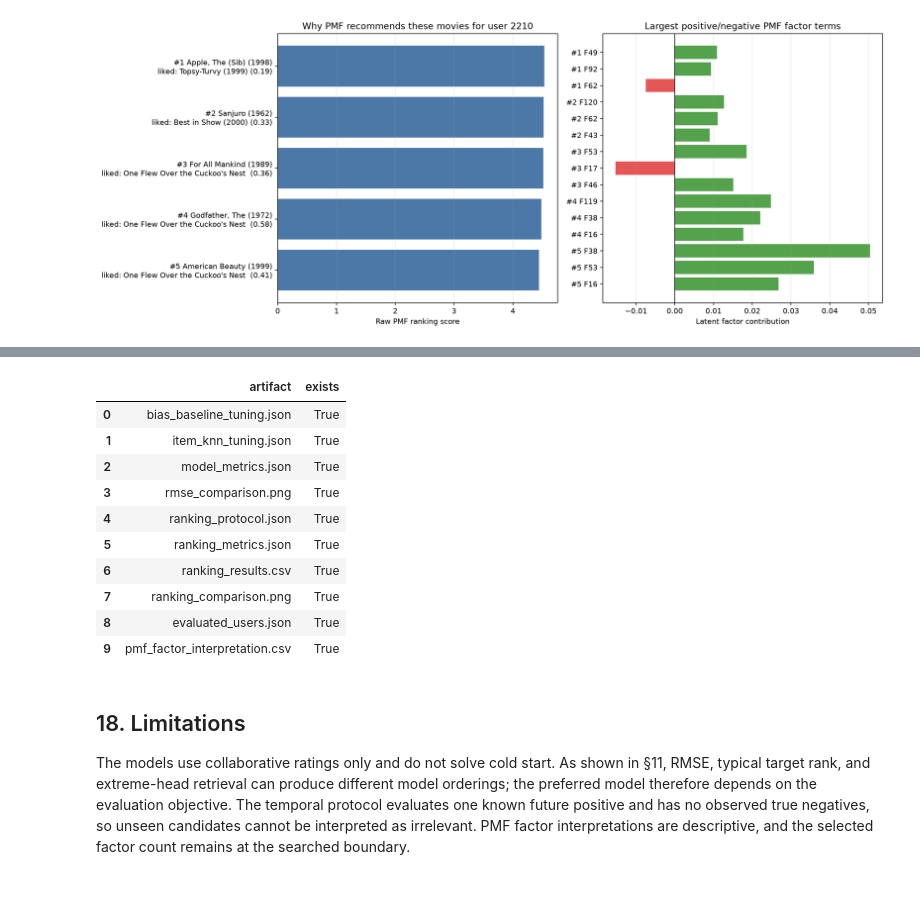
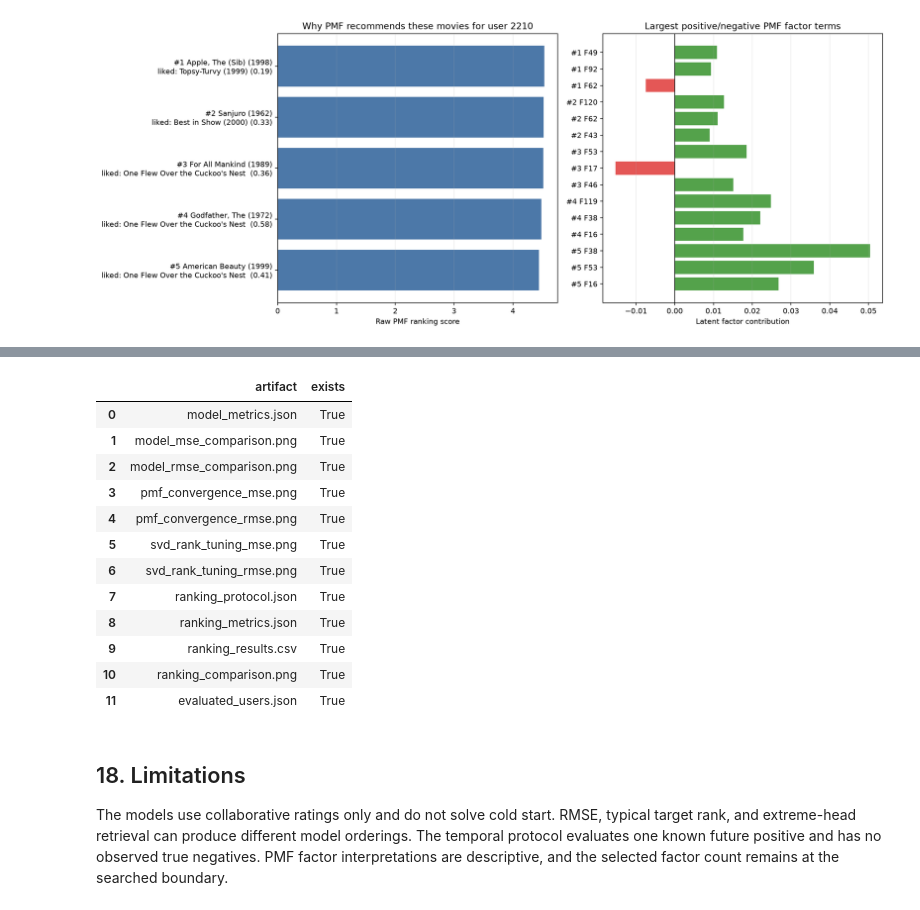
Before and after one commit to legion2440/matrix-factorization, a Jupyter notebook: Movie_Recommender_System.ipynb, the cells around one changed output, grey strips where cells are left out. Cells and saved outputs as stored; diff of their text form; code cells hidden in the pictures.

Commit message:
finalize evaluation diagnostics and artifact cleanup

```diff
--- a/Movie_Recommender_System.ipynb
+++ b/Movie_Recommender_System.ipynb
@@ -1236,35 +712,36 @@ keyed manual user input through Session State; manual edits remain valid.
 # %%
 artifacts = [
-    "bias_baseline_tuning.json", "item_knn_tuning.json",
-    "model_metrics.json", "rmse_comparison.png",
-    "ranking_protocol.json", "ranking_metrics.json",
-    "ranking_results.csv", "ranking_comparison.png",
-    "evaluated_users.json", "pmf_factor_interpretation.csv",
+    "model_metrics.json", "model_mse_comparison.png",
+    "model_rmse_comparison.png", "pmf_convergence_mse.png",
+    "pmf_convergence_rmse.png", "svd_rank_tuning_mse.png",
+    "svd_rank_tuning_rmse.png", "ranking_protocol.json",
+    "ranking_metrics.json", "ranking_results.csv",
+    "ranking_comparison.png", "evaluated_users.json",
 ]
 display(pd.DataFrame({
     "artifact": artifacts,
     "exists": [(REPORTS / name).exists() for name in artifacts],
 }))
 # %% [output]
 |  | artifact | exists |
-| 0 | bias_baseline_tuning.json | True |
-| 1 | item_knn_tuning.json | True |
-| 2 | model_metrics.json | True |
-| 3 | rmse_comparison.png | True |
-| 4 | ranking_protocol.json | True |
-| 5 | ranking_metrics.json | True |
-| 6 | ranking_results.csv | True |
-| 7 | ranking_comparison.png | True |
-| 8 | evaluated_users.json | True |
-| 9 | pmf_factor_interpretation.csv | True |
+| 0 | model_metrics.json | True |
+| 1 | model_mse_comparison.png | True |
+| 2 | model_rmse_comparison.png | True |
+| 3 | pmf_convergence_mse.png | True |
+| 4 | pmf_convergence_rmse.png | True |
+| 5 | svd_rank_tuning_mse.png | True |
+| 6 | svd_rank_tuning_rmse.png | True |
+| 7 | ranking_protocol.json | True |
+| 8 | ranking_metrics.json | True |
+| 9 | ranking_results.csv | True |
+| 10 | ranking_comparison.png | True |
+| 11 | evaluated_users.json | True |
 # %% [markdown]
 ## 18. Limitations
 
 The models use collaborative ratings only and do not solve cold start.
-As shown in §11, RMSE, typical target rank, and extreme-head retrieval
-can produce different model orderings; the preferred model therefore
-depends on the evaluation objective. The temporal protocol evaluates one
-known future positive and has no observed true negatives, so unseen
-candidates cannot be interpreted as irrelevant. PMF factor
+RMSE, typical target rank, and extreme-head retrieval can produce
+different model orderings. The temporal protocol evaluates one known
+future positive and has no observed true negatives. PMF factor
 interpretations are descriptive, and the selected factor count remains
 at the searched boundary.
```
Also changed, not shown: parts of 32 cells of this notebook, 36 other files.
